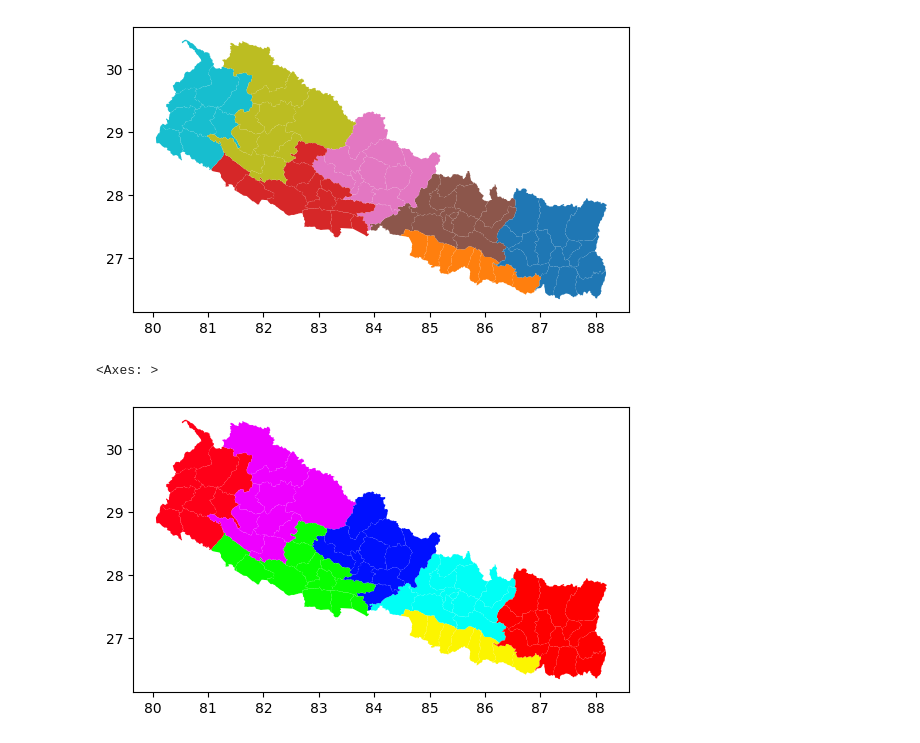
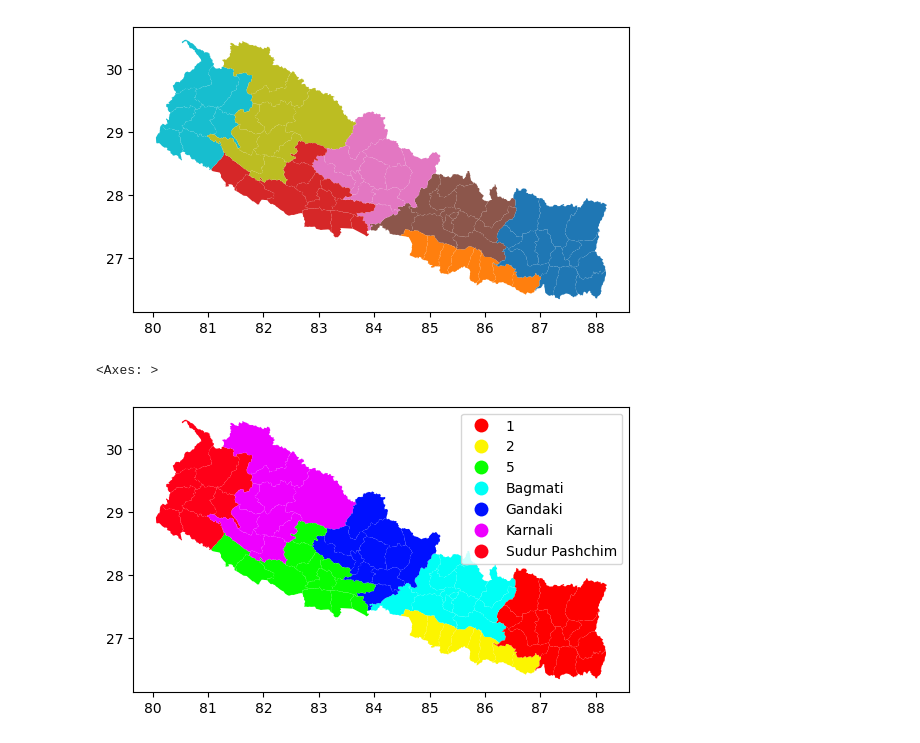
Before and after one commit to Pushpagtm/Interpolation, a Jupyter notebook: vector_processing.ipynb, the cells around one changed output. Saved outputs shown, nothing was run; the diff lists cells and outputs as text; code cells hidden in the pictures.

```diff
--- a/vector_processing.ipynb
+++ b/vector_processing.ipynb
@@ -83,7 +83,7 @@ gdf.plot("Province")
 <Axes: >
 [figure]
 # %%
-gdf.plot("Province",cmap='hsv')
+gdf.plot("Province",cmap='hsv',legend=True)
 # %% [output]
 <Axes: >
-[figure, old version]
+[figure, new version]
```
Also changed, not shown: parts of 3 cells of this notebook.
